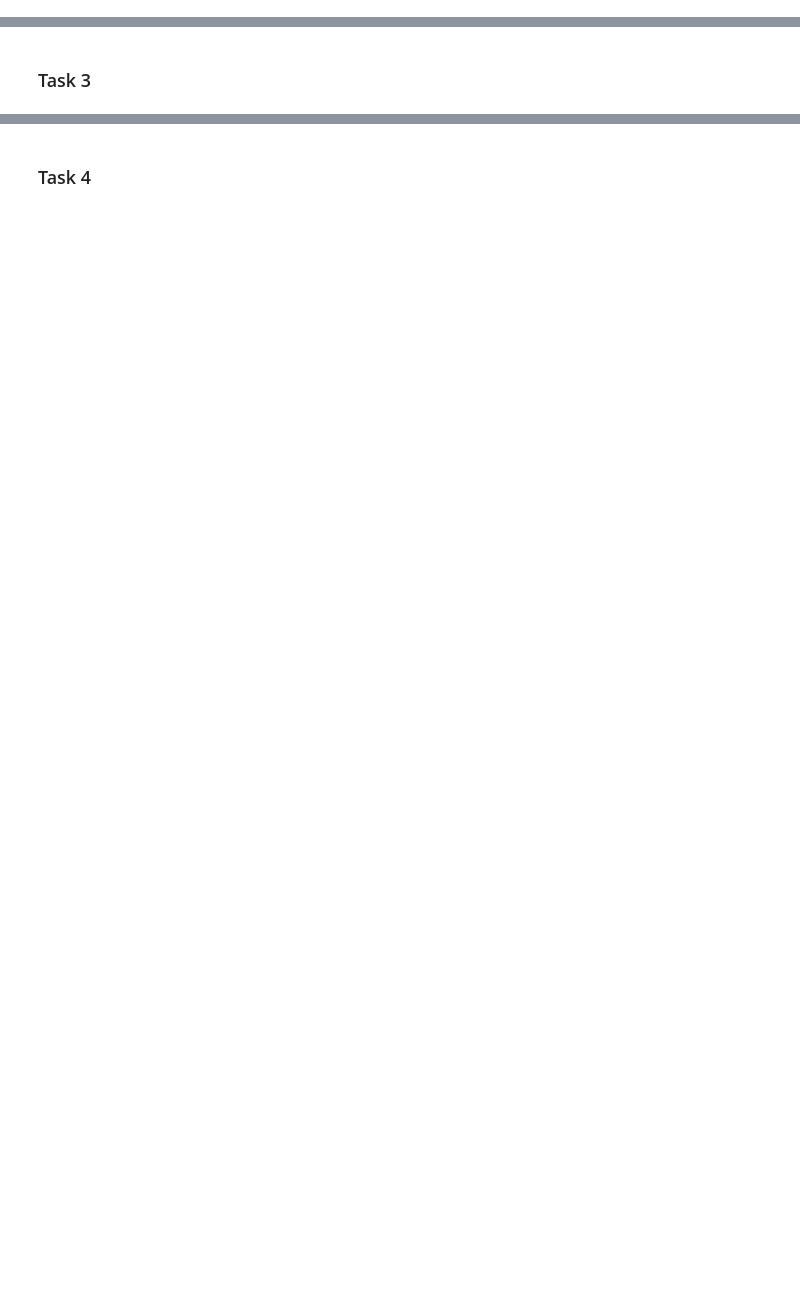
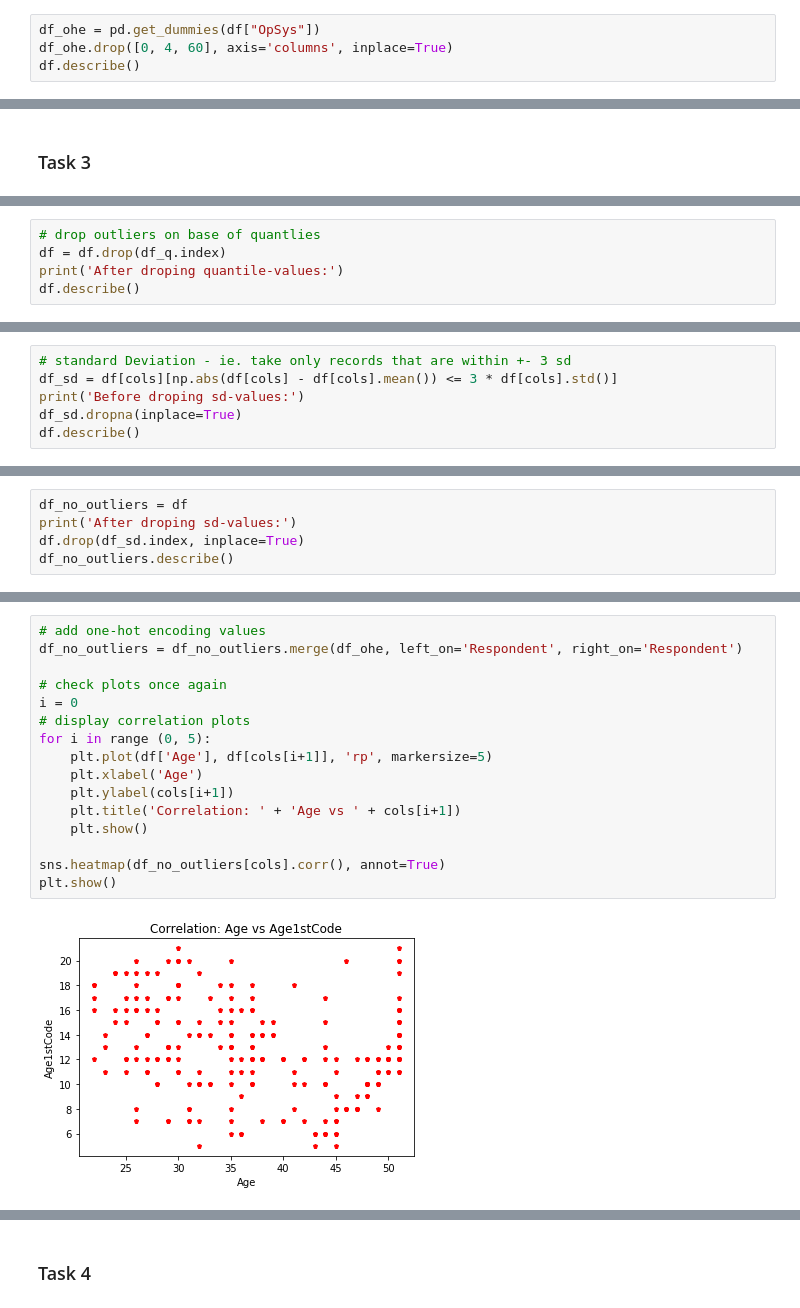
Before and after one commit to kamikadze366/first-assignment, a Jupyter notebook: Zestaw_2/Zestaw_2_odp.ipynb, the cells around one changed output, grey strips where cells are left out. Drawn from its saved outputs; the diff is of its cells as text; blank space fills up the shorter version.

```diff
--- a/Zestaw_2/Zestaw_2_odp.ipynb
+++ b/Zestaw_2/Zestaw_2_odp.ipynb
@@ -139,0 +70,4 @@ df_ohe = pd.get_dummies(df, columns=["Country"])
+# %%
+df_ohe = pd.get_dummies(df["OpSys"])
+df_ohe.drop([0, 4, 60], axis='columns', inplace=True)
+df.describe()
@@ -170,0 +111,5 @@ dtype: bool
+# %%
+# drop outliers on base of quantlies
+df = df.drop(df_q.index)
+print('After droping quantile-values:')
+df.describe()
@@ -170,0 +127,6 @@ dtype: bool
+# %%
+# standard Deviation - ie. take only records that are within +- 3 sd
+df_sd = df[cols][np.abs(df[cols] - df[cols].mean()) <= 3 * df[cols].std()]
+print('Before droping sd-values:')
+df_sd.dropna(inplace=True)
+df.describe()
@@ -170,0 +144,5 @@ dtype: bool
+# %%
+df_no_outliers = df
+print('After droping sd-values:')
+df.drop(df_sd.index, inplace=True)
+df_no_outliers.describe()
@@ -170,0 +160,18 @@ dtype: bool
+# %%
+# add one-hot encoding values
+df_no_outliers = df_no_outliers.merge(df_ohe, left_on='Respondent', right_on='Respondent')
+
+# check plots once again
+i = 0
+# display correlation plots
+for i in range (0, 5):
+    plt.plot(df['Age'], df[cols[i+1]], 'rp', markersize=5)
+    plt.xlabel('Age')
+    plt.ylabel(cols[i+1])
+    plt.title('Correlation: ' + 'Age vs ' + cols[i+1])
+    plt.show()
+
+sns.heatmap(df_no_outliers[cols].corr(), annot=True)
+plt.show()
+# %% [output]
+[figure, added]
```
Also changed, not shown: parts of 18 cells of this notebook.
